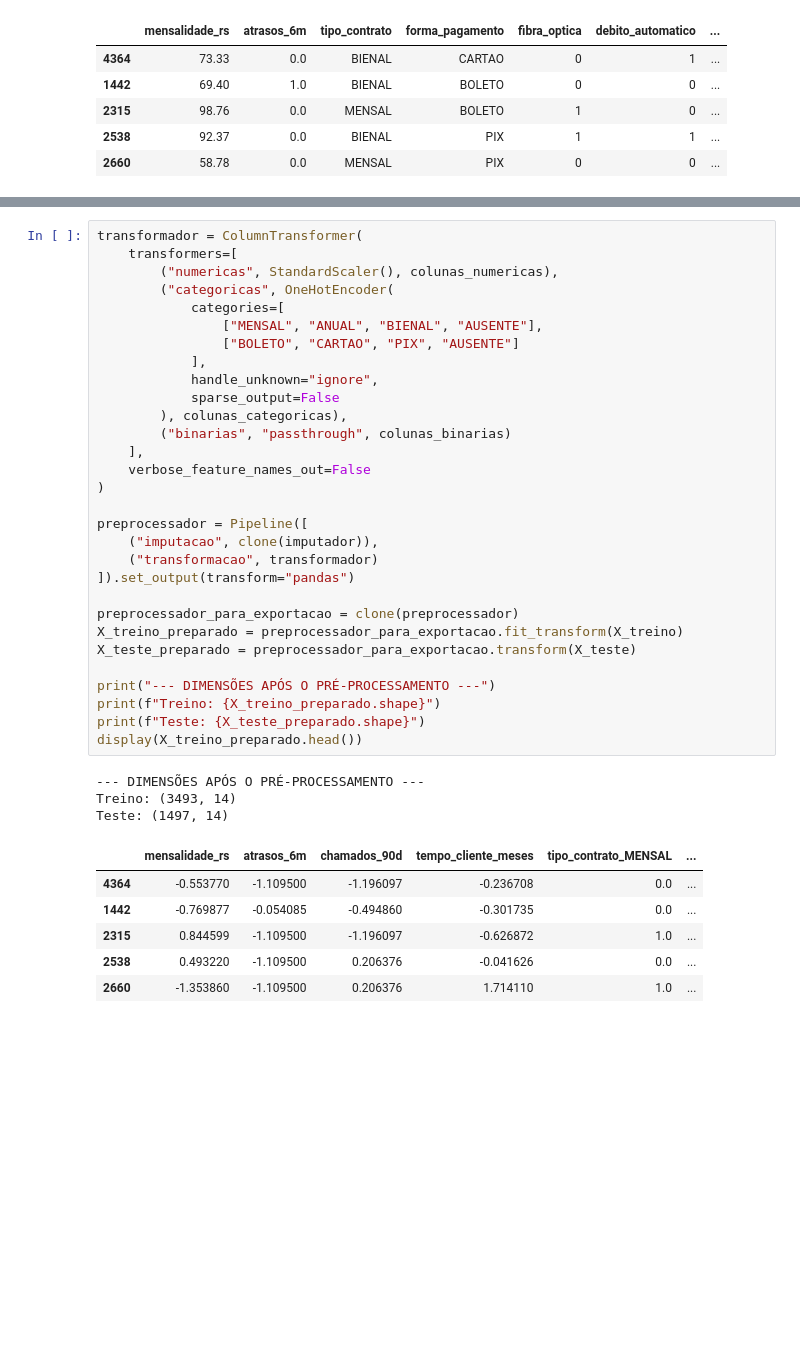
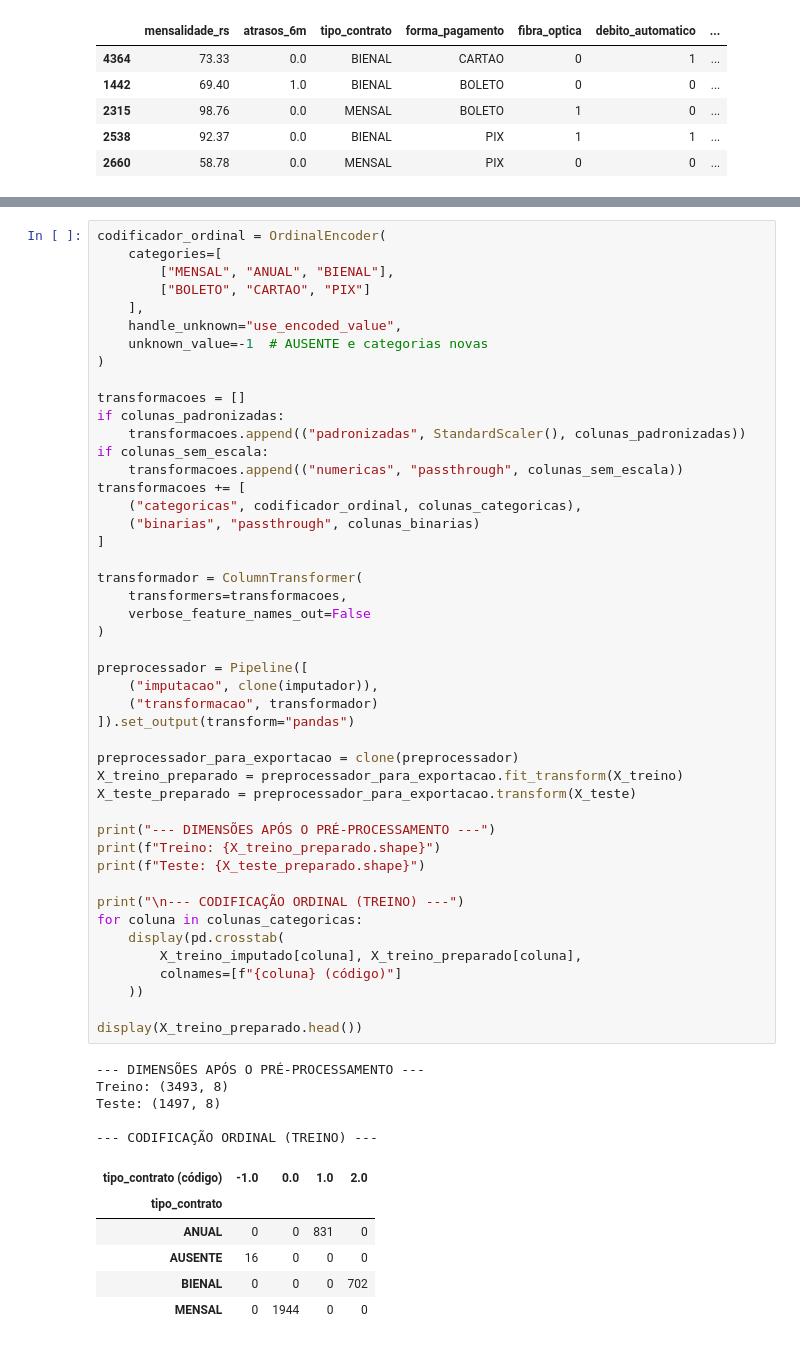
Before and after one commit to llucasEmanuel/CIN0024-churn-analysis-system, a Jupyter notebook: notebooks/preprocessing.ipynb, the cells around one changed output, grey strips where cells are left out. Saved outputs shown, nothing was run; the diff lists cells and outputs as text; blank space fills up the shorter version.

```diff
--- a/notebooks/preprocessing.ipynb
+++ b/notebooks/preprocessing.ipynb
@@ -630,40 +691,58 @@ O `preprocessador` é um template sem ajuste, contendo imputação, codificaçã
 # %%
+codificador_ordinal = OrdinalEncoder(
+    categories=[
+        ["MENSAL", "ANUAL", "BIENAL"],
+        ["BOLETO", "CARTAO", "PIX"]
+    ],
+    handle_unknown="use_encoded_value",
+    unknown_value=-1  # AUSENTE e categorias novas
+)
+
+transformacoes = []
+if colunas_padronizadas:
+    transformacoes.append(("padronizadas", StandardScaler(), colunas_padronizadas))
+if colunas_sem_escala:
+    transformacoes.append(("numericas", "passthrough", colunas_sem_escala))
+transformacoes += [
+    ("categoricas", codificador_ordinal, colunas_categoricas),
+    ("binarias", "passthrough", colunas_binarias)
+]
+
 transformador = ColumnTransformer(
-    transformers=[
-        ("numericas", StandardScaler(), colunas_numericas),
-        ("categoricas", OneHotEncoder(
-            categories=[
-                ["MENSAL", "ANUAL", "BIENAL", "AUSENTE"],
-                ["BOLETO", "CARTAO", "PIX", "AUSENTE"]
-            ],
-            handle_unknown="ignore",
-            sparse_output=False
-        ), colunas_categoricas),
-        ("binarias", "passthrough", colunas_binarias)
-    ],
+    transformers=transformacoes,
     verbose_feature_names_out=False
 )
 
 preprocessador = Pipeline([
     ("imputacao", clone(imputador)),
     ("transformacao", transformador)
 ]).set_output(transform="pandas")
 
 preprocessador_para_exportacao = clone(preprocessador)
 X_treino_preparado = preprocessador_para_exportacao.fit_transform(X_treino)
 X_teste_preparado = preprocessador_para_exportacao.transform(X_teste)
 
 print("--- DIMENSÕES APÓS O PRÉ-PROCESSAMENTO ---")
 print(f"Treino: {X_treino_preparado.shape}")
 print(f"Teste: {X_teste_preparado.shape}")
+
+print("\n--- CODIFICAÇÃO ORDINAL (TREINO) ---")
+for coluna in colunas_categoricas:
+    display(pd.crosstab(
+        X_treino_imputado[coluna], X_treino_preparado[coluna],
+        colnames=[f"{coluna} (código)"]
+    ))
+
 display(X_treino_preparado.head())
 # %% [output]
 --- DIMENSÕES APÓS O PRÉ-PROCESSAMENTO ---
-Treino: (3493, 14)
-Teste: (1497, 14)
+Treino: (3493, 8)
+Teste: (1497, 8)
+
+--- CODIFICAÇÃO ORDINAL (TREINO) ---
-|  | mensalidade_rs | atrasos_6m | chamados_90d | tempo_cliente_meses | tipo_contrato_MENSAL | ... |
-| 4364 | -0.553770 | -1.109500 | -1.196097 | -0.236708 | 0.0 | ... |
-| 1442 | -0.769877 | -0.054085 | -0.494860 | -0.301735 | 0.0 | ... |
-| 2315 | 0.844599 | -1.109500 | -1.196097 | -0.626872 | 1.0 | ... |
-| 2538 | 0.493220 | -1.109500 | 0.206376 | -0.041626 | 0.0 | ... |
-| 2660 | -1.353860 | -1.109500 | 0.206376 | 1.714110 | 1.0 | ... |
+| tipo_contrato (código) | -1.0 | 0.0 | 1.0 | 2.0 |
+| tipo_contrato |  |  |  |  |
+| ANUAL | 0 | 0 | 831 | 0 |
+| AUSENTE | 16 | 0 | 0 | 0 |
+| BIENAL | 0 | 0 | 0 | 702 |
+| MENSAL | 0 | 1944 | 0 | 0 |
```
Also changed, not shown: parts of 10 cells of this notebook, 13 other files.
